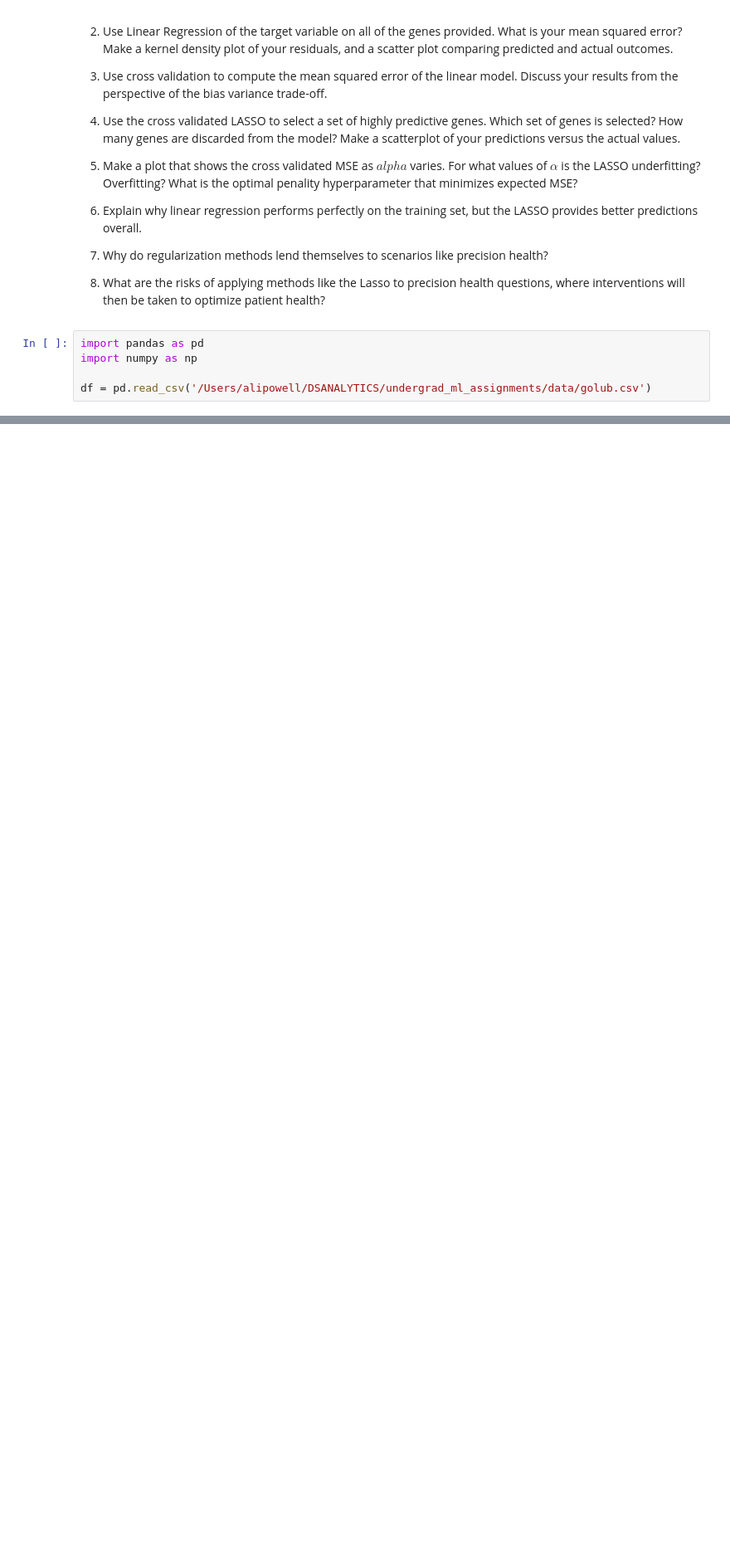
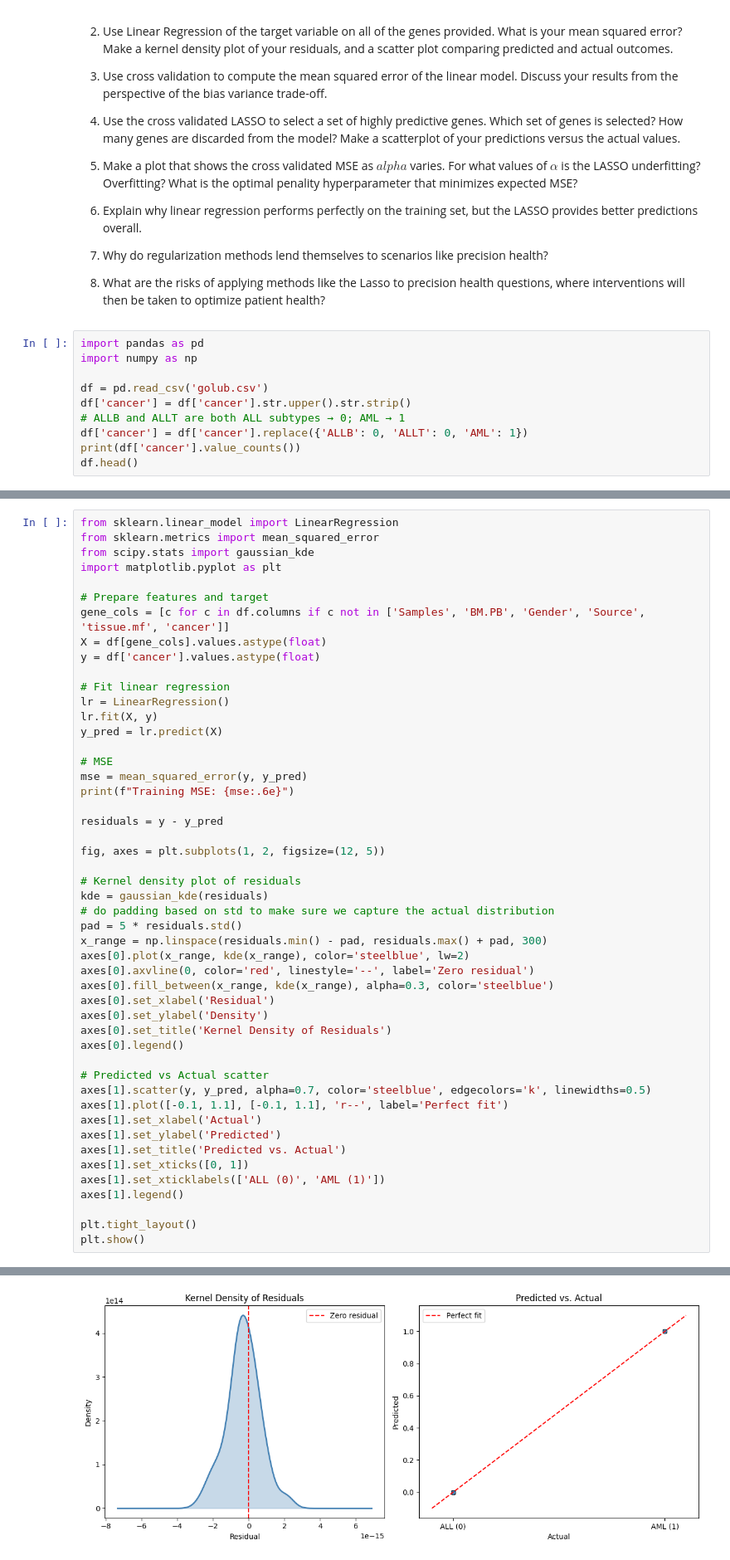
Before and after one commit to alibpowell/undergrad_ml_assignments, a Jupyter notebook: genomics_lab.ipynb, the cells around one changed output, grey strips where cells are left out. Shown at 83% size. Drawn from its saved outputs; the diff is of its cells as text; blank space fills up the shorter version.

```diff
--- a/genomics_lab.ipynb
+++ b/genomics_lab.ipynb
@@ -26,4 +26,9 @@ Golub et al. (*Science*, 1999) popularized a dataset including about 7000 genes
 import pandas as pd
 import numpy as np
 
-df = pd.read_csv('/Users/alipowell/DSANALYTICS/undergrad_ml_assignments/data/golub.csv')
+df = pd.read_csv('golub.csv')
+df['cancer'] = df['cancer'].str.upper().str.strip()
+# ALLB and ALLT are both ALL subtypes → 0; AML → 1
+df['cancer'] = df['cancer'].replace({'ALLB': 0, 'ALLT': 0, 'AML': 1})
+print(df['cancer'].value_counts())
+df.head()
@@ -29,0 +47,50 @@ df = pd.read_csv('/Users/alipowell/DSANALYTICS/undergrad_ml_assignments/data/gol
+# %%
+from sklearn.linear_model import LinearRegression
+from sklearn.metrics import mean_squared_error
+from scipy.stats import gaussian_kde
+import matplotlib.pyplot as plt
+
+# Prepare features and target
+gene_cols = [c for c in df.columns if c not in ['Samples', 'BM.PB', 'Gender', 'Source', 'tissue.mf', 'cancer']]
+X = df[gene_cols].values.astype(float)
+y = df['cancer'].values.astype(float)
+
+# Fit linear regression
+lr = LinearRegression()
+lr.fit(X, y)
+y_pred = lr.predict(X)
+
+# MSE
+mse = mean_squared_error(y, y_pred)
+print(f"Training MSE: {mse:.6e}")
+
+residuals = y - y_pred
+
+fig, axes = plt.subplots(1, 2, figsize=(12, 5))
+
+# Kernel density plot of residuals
+kde = gaussian_kde(residuals)
+# do padding based on std to make sure we capture the actual distribution
+pad = 5 * residuals.std()
+x_range = np.linspace(residuals.min() - pad, residuals.max() + pad, 300)
+axes[0].plot(x_range, kde(x_range), color='steelblue', lw=2)
+axes[0].axvline(0, color='red', linestyle='--', label='Zero residual')
+axes[0].fill_between(x_range, kde(x_range), alpha=0.3, color='steelblue')
+axes[0].set_xlabel('Residual')
+axes[0].set_ylabel('Density')
+axes[0].set_title('Kernel Density of Residuals')
+axes[0].legend()
+
+# Predicted vs Actual scatter
+axes[1].scatter(y, y_pred, alpha=0.7, color='steelblue', edgecolors='k', linewidths=0.5)
+axes[1].plot([-0.1, 1.1], [-0.1, 1.1], 'r--', label='Perfect fit')
+axes[1].set_xlabel('Actual')
+axes[1].set_ylabel('Predicted')
+axes[1].set_title('Predicted vs. Actual')
+axes[1].set_xticks([0, 1])
+axes[1].set_xticklabels(['ALL (0)', 'AML (1)'])
+axes[1].legend()
+
+plt.tight_layout()
+plt.show()
+# %% [output]
@@ -29,0 +98 @@ df = pd.read_csv('/Users/alipowell/DSANALYTICS/undergrad_ml_assignments/data/gol
+[figure, added]
```
Also changed, not shown: parts of 5 cells of this notebook.
